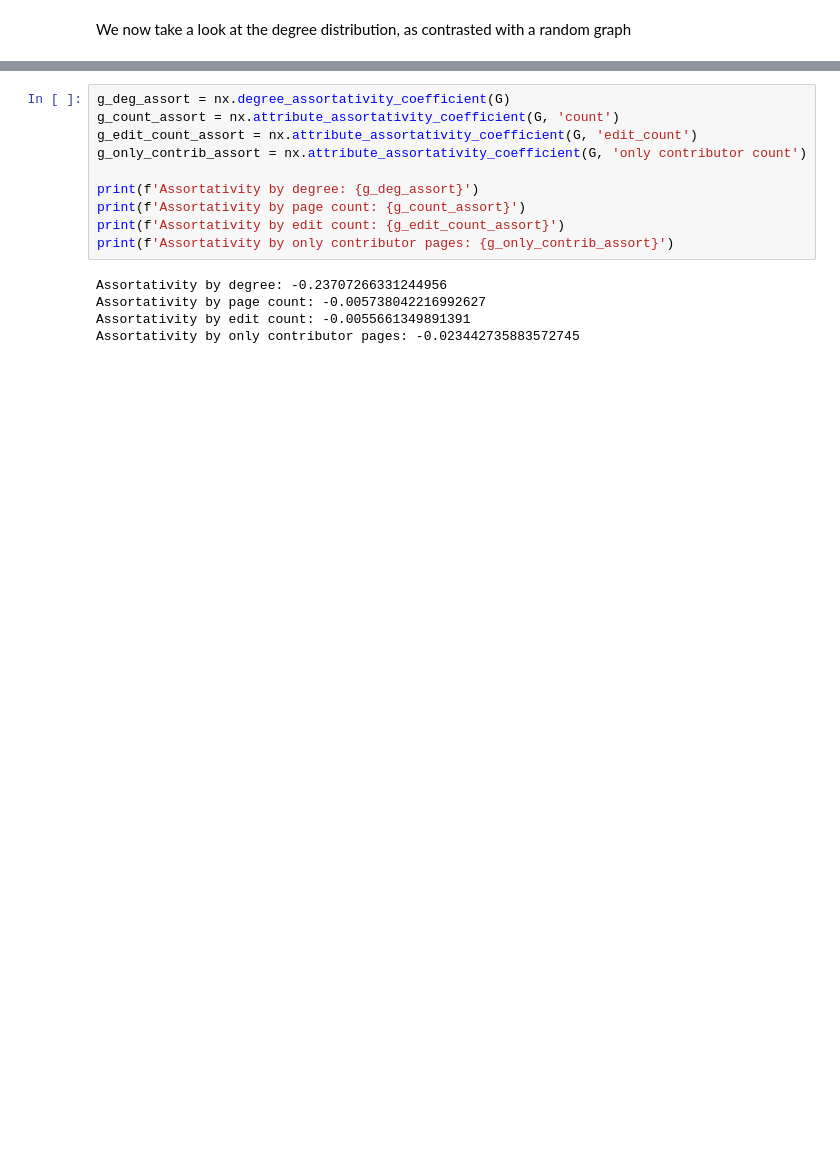
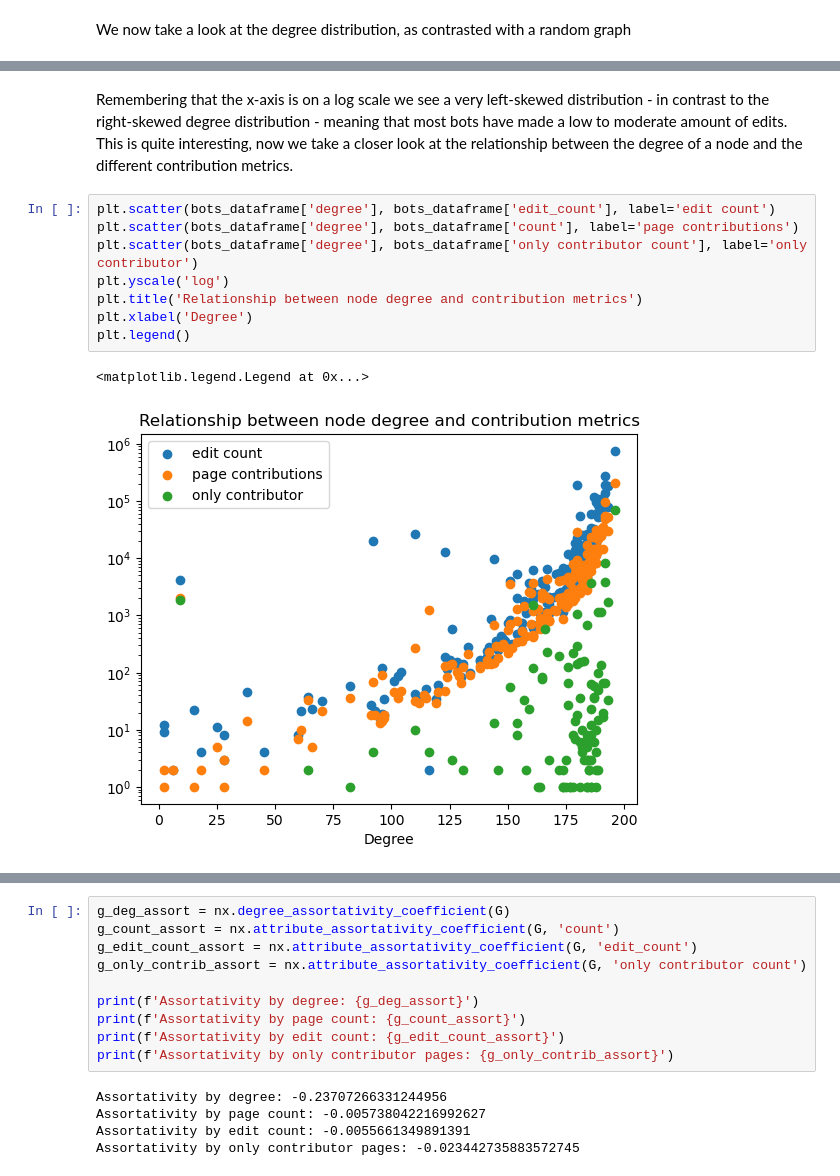
Before and after one commit to CSS-project-02467/CSS_Project, a Jupyter notebook: wikipedia.ipynb, the cells around one changed output, grey strips where cells are left out. Saved outputs shown, nothing was run; the diff lists cells and outputs as text; blank space fills up the shorter version.

```diff
--- a/wikipedia.ipynb
+++ b/wikipedia.ipynb
@@ -139,0 +155,13 @@ We see that, like many other graphs in the real world the degree distribution is
+# %% [markdown]
+Remembering that the x-axis is on a log scale we see a very left-skewed distribution - in contrast to the right-skewed degree distribution - meaning that most bots have made a low to moderate amount of edits. This is quite interesting, now we take a closer look at the relationship between the degree of a node and the different contribution metrics.
+# %%
+plt.scatter(bots_dataframe['degree'], bots_dataframe['edit_count'], label='edit count')
+plt.scatter(bots_dataframe['degree'], bots_dataframe['count'], label='page contributions')
+plt.scatter(bots_dataframe['degree'], bots_dataframe['only contributor count'], label='only contributor')
+plt.yscale('log')
+plt.title('Relationship between node degree and contribution metrics')
+plt.xlabel('Degree')
+plt.legend()
+# %% [output]
+<matplotlib.legend.Legend at 0x...>
+[figure, added]
```
Also changed, not shown: parts of 56 cells of this notebook, 3 other files.
